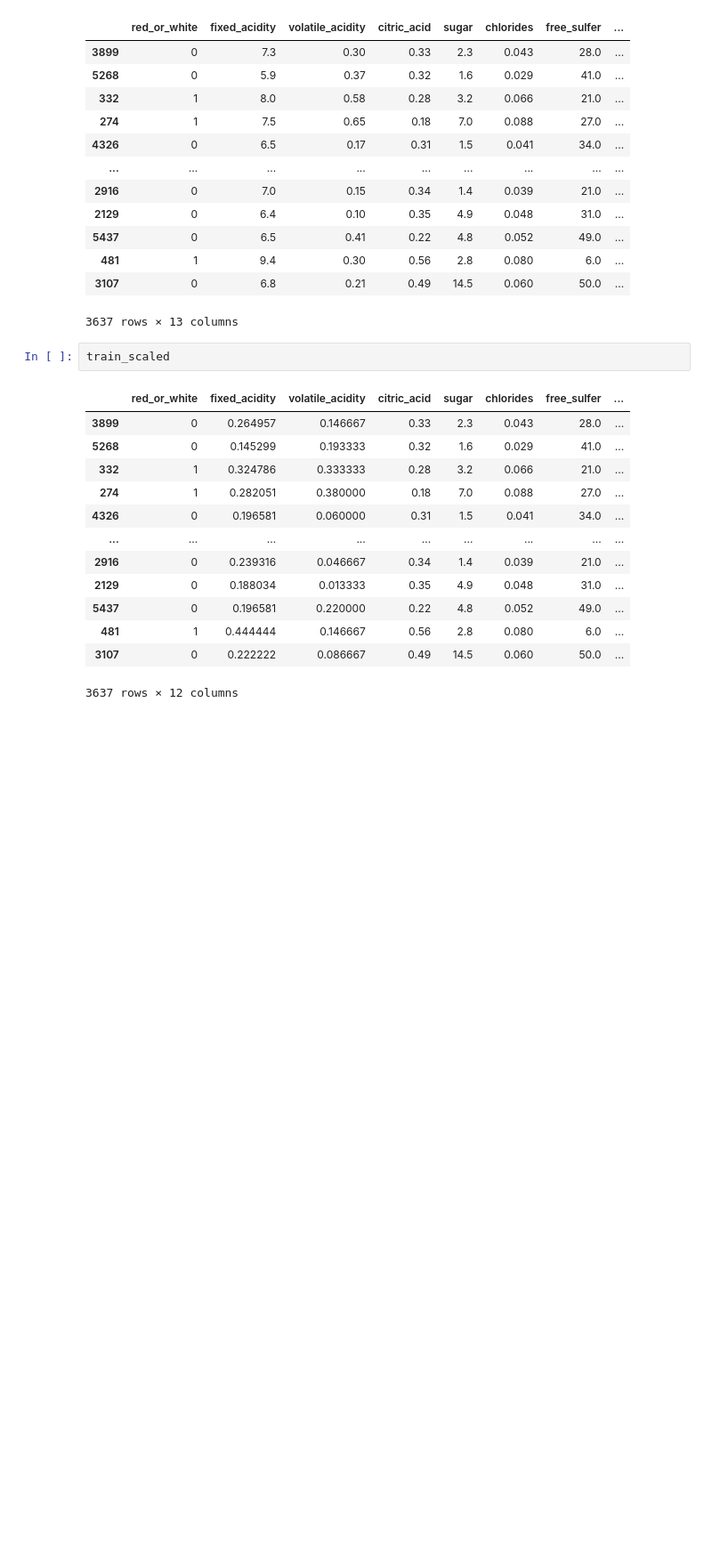
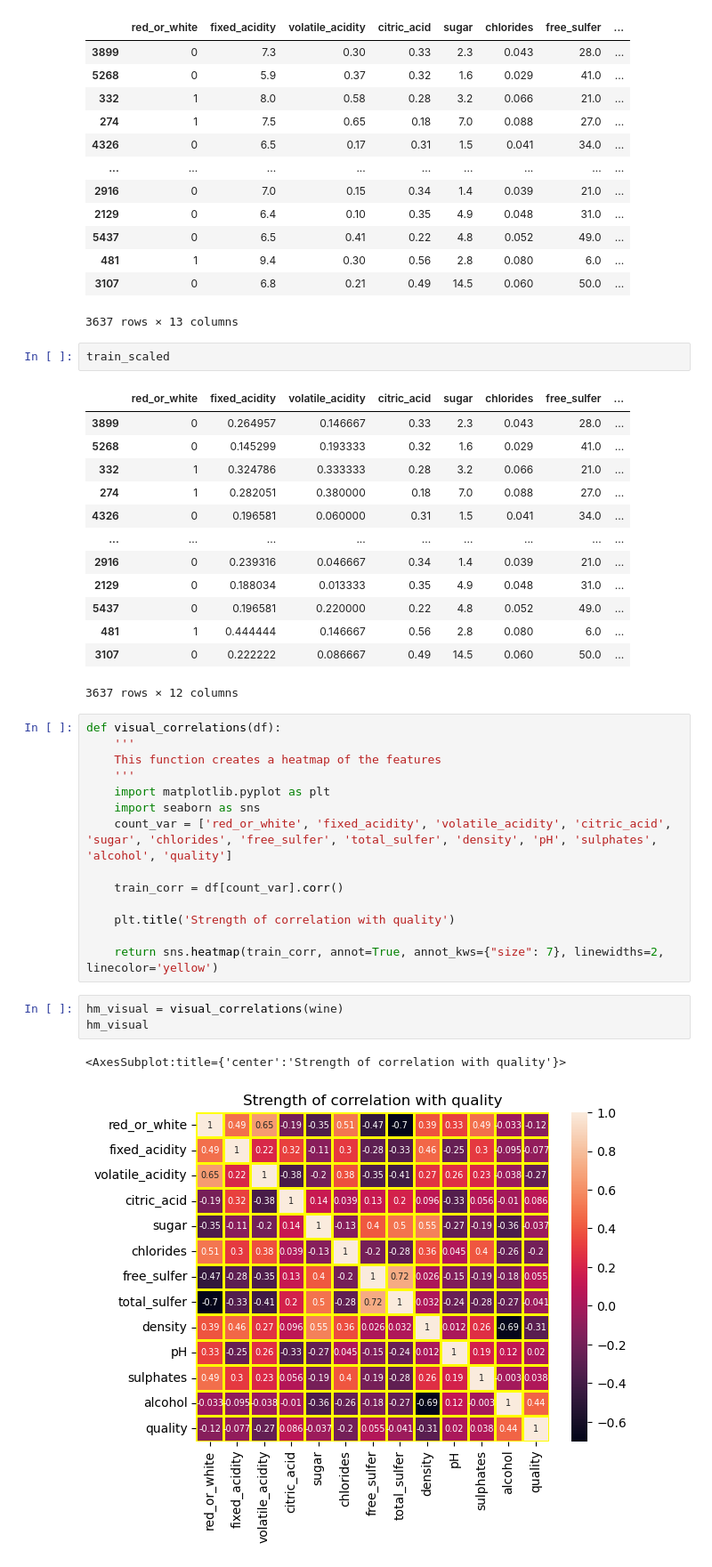
Before and after one commit to Fine-Wine/clustering-project-wine, a Jupyter notebook: test.ipynb, the cells around one changed output. Shown: that part at 89% size. Drawn from its saved outputs; the diff is of its cells as text; blank space fills up the shorter version.

```diff
--- a/test.ipynb
+++ b/test.ipynb
@@ -59,3 +62,23 @@ train_scaled
 | 481 | 1 | 0.444444 | 0.146667 | 0.56 | 2.8 | 0.080 | 6.0 | ... |
 | 3107 | 0 | 0.222222 | 0.086667 | 0.49 | 14.5 | 0.060 | 50.0 | ... |
 3637 rows × 12 columns
+# %%
+def visual_correlations(df):
+    '''
+    This function creates a heatmap of the features
+    '''
+    import matplotlib.pyplot as plt
+    import seaborn as sns
+    count_var = ['red_or_white', 'fixed_acidity', 'volatile_acidity', 'citric_acid', 'sugar', 'chlorides', 'free_sulfer', 'total_sulfer', 'density', 'pH', 'sulphates', 'alcohol', 'quality']
+
+    train_corr = df[count_var].corr()
+
+    plt.title('Strength of correlation with quality')
+
+    return sns.heatmap(train_corr, annot=True, annot_kws={"size": 7}, linewidths=2, linecolor='yellow')
+# %%
+hm_visual = visual_correlations(wine)
+hm_visual
+# %% [output]
+<AxesSubplot:title={'center':'Strength of correlation with quality'}>
+[figure, added]
```
Also changed, not shown: parts of 20 cells of this notebook.
